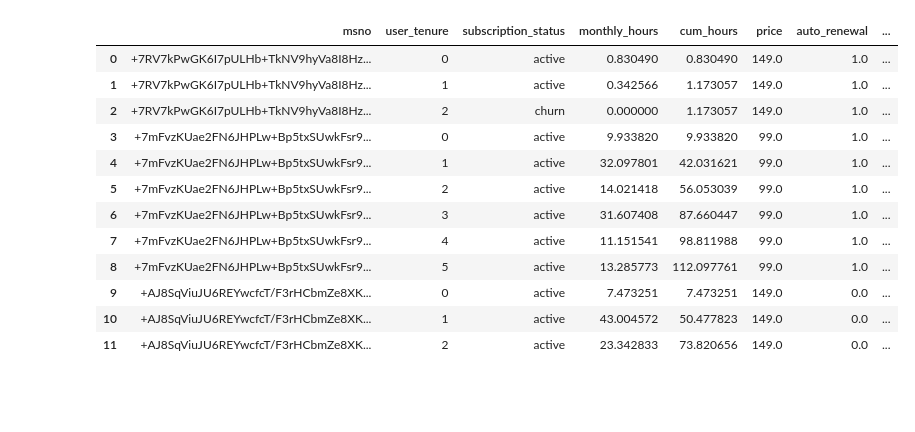
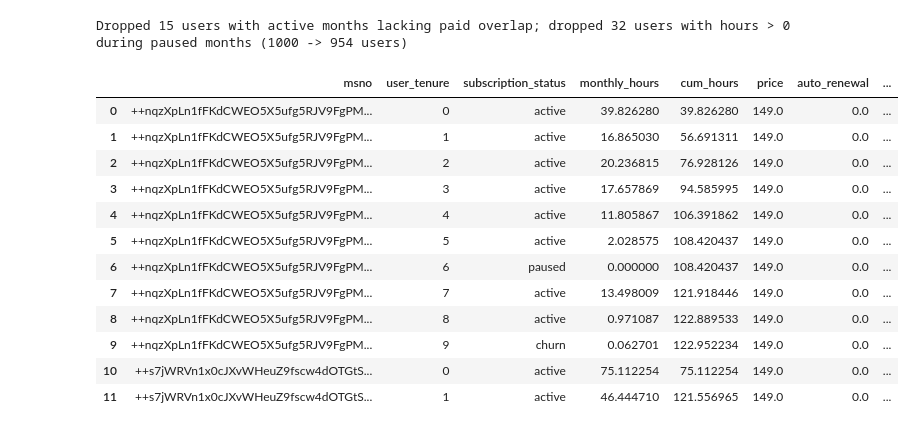
Before and after one commit to thom-li/gsbgen641code, a Jupyter notebook: project/data-cleaning.ipynb, the cells around one changed output. Cells and saved outputs as stored; diff of their text form; code cells hidden in the pictures; blank space fills up the shorter version.

```diff
--- a/project/data-cleaning.ipynb
+++ b/project/data-cleaning.ipynb
@@ -64,6 +63,7 @@ Merging user_log subsamples...
 SUBSAMPLE_DIR = Path("kkbox-subsample")
 OBS_END = pd.Timestamp("2017-02-28")
 RENEWAL_GRACE_DAYS = 30
+DAYS_PER_PERIOD = 30
 
 users = pd.read_csv(SUBSAMPLE_DIR / "sample_users.csv", dtype={"msno": str})
 transactions = pd.read_csv(SUBSAMPLE_DIR / "subsample/transactions_merged.csv", dtype={"msno": str})
@@ -75,5 +75,3 @@ transactions["expire_date"] = pd.to_datetime(
     transactions["membership_expire_date"].astype(int).astype(str), format="%Y%m%d"
 )
 logs["log_date"] = pd.to_datetime(logs["date"].astype(int).astype(str), format="%Y%m%d")
-
-users.head()
@@ -282,31 +284,64 @@ monthly_sub.head(10)
 # %%
 # --- build user-month panel (truncate at terminal churn) ---
 
 panel = monthly_status.merge(monthly_hours, on=["msno", "user_tenure"], how="left")
 panel = panel.merge(monthly_sub, on=["msno", "user_tenure"], how="left")
 
 panel = panel.sort_values(["msno", "user_tenure"])
 for col in ("price", "auto_renewal"):
     panel[col] = panel.groupby("msno")[col].ffill()
 
 panel["monthly_hours"] = panel["monthly_hours"].fillna(0.0)
 panel["cum_hours"] = panel.groupby("msno")["monthly_hours"].cumsum()
+# Capital at start of month t = cumulative hours through end of month t-1
+panel["lagged_cum_hours"] = panel.groupby("msno")["cum_hours"].shift(1).fillna(0.0)
+
+# Drop users with any active period that has no overlapping paid coverage
+paid_spells = transactions.loc[transactions["is_cancel"] == 0, ["msno", "txn_date", "expire_date"]].copy()
+active_rows = panel.loc[panel["subscription_status"] == "active", ["msno", "user_tenure"]]
+active_rows = active_rows.merge(users[["msno", "join_date"]], on="msno", how="left")
+
+def has_paid_overlap(row: pd.Series) -> bool:
+    period_start, period_end = tenure_period_bounds(row["join_date"], int(row["user_tenure"]))
+    spells = paid_spells.loc[paid_spells["msno"] == row["msno"]]
+    return ((spells["txn_date"] <= period_end) & (spells["expire_date"] >= period_start)).any()
+
+active_no_coverage = active_rows.loc[~active_rows.apply(has_paid_overlap, axis=1), "msno"].unique()
+
+# Drop users with listening during paused months (likely transaction/status mismatch)
+paused_with_hours = (
+    panel.loc[panel["subscription_status"] == "paused"]
+    .groupby("msno")["monthly_hours"]
+    .apply(lambda s: (s > 0).any())
+)
+paused_with_hours_msno = paused_with_hours[paused_with_hours].index
+
+drop_msno = pd.Index(active_no_coverage).union(paused_with_hours_msno)
+n_before = panel["msno"].nunique()
+panel = panel[~panel["msno"].isin(drop_msno)].copy()
+
+print(
+    f"Dropped {len(active_no_coverage)} users with active months lacking paid overlap; "
+    f"dropped {len(paused_with_hours_msno)} users with hours > 0 during paused months "
+    f"({n_before} -> {panel['msno'].nunique()} users)"
+)
 
 panel.head(12)
 # %% [output]
+Dropped 15 users with active months lacking paid overlap; dropped 32 users with hours > 0 during paused months (1000 -> 954 users)
 |  | msno | user_tenure | subscription_status | monthly_hours | cum_hours | price | auto_renewal | ... |
-| 0 | +7RV7kPwGK6I7pULHb+TkNV9hyVa8I8Hz... | 0 | active | 0.830490 | 0.830490 | 149.0 | 1.0 | ... |
-| 1 | +7RV7kPwGK6I7pULHb+TkNV9hyVa8I8Hz... | 1 | active | 0.342566 | 1.173057 | 149.0 | 1.0 | ... |
-| 2 | +7RV7kPwGK6I7pULHb+TkNV9hyVa8I8Hz... | 2 | churn | 0.000000 | 1.173057 | 149.0 | 1.0 | ... |
-| 3 | +7mFvzKUae2FN6JHPLw+Bp5txSUwkFsr9... | 0 | active | 9.933820 | 9.933820 | 99.0 | 1.0 | ... |
-| 4 | +7mFvzKUae2FN6JHPLw+Bp5txSUwkFsr9... | 1 | active | 32.097801 | 42.031621 | 99.0 | 1.0 | ... |
-| 5 | +7mFvzKUae2FN6JHPLw+Bp5txSUwkFsr9... | 2 | active | 14.021418 | 56.053039 | 99.0 | 1.0 | ... |
-| 6 | +7mFvzKUae2FN6JHPLw+Bp5txSUwkFsr9... | 3 | active | 31.607408 | 87.660447 | 99.0 | 1.0 | ... |
-| 7 | +7mFvzKUae2FN6JHPLw+Bp5txSUwkFsr9... | 4 | active | 11.151541 | 98.811988 | 99.0 | 1.0 | ... |
-| 8 | +7mFvzKUae2FN6JHPLw+Bp5txSUwkFsr9... | 5 | active | 13.285773 | 112.097761 | 99.0 | 1.0 | ... |
-| 9 | +AJ8SqViuJU6REYwcfcT/F3rHCbmZe8XK... | 0 | active | 7.473251 | 7.473251 | 149.0 | 0.0 | ... |
-| 10 | +AJ8SqViuJU6REYwcfcT/F3rHCbmZe8XK... | 1 | active | 43.004572 | 50.477823 | 149.0 | 0.0 | ... |
-| 11 | +AJ8SqViuJU6REYwcfcT/F3rHCbmZe8XK... | 2 | active | 23.342833 | 73.820656 | 149.0 | 0.0 | ... |
+| 0 | ++nqzXpLn1fFKdCWEO5X5ufg5RJV9FgPM... | 0 | active | 39.826280 | 39.826280 | 149.0 | 0.0 | ... |
+| 1 | ++nqzXpLn1fFKdCWEO5X5ufg5RJV9FgPM... | 1 | active | 16.865030 | 56.691311 | 149.0 | 0.0 | ... |
+| 2 | ++nqzXpLn1fFKdCWEO5X5ufg5RJV9FgPM... | 2 | active | 20.236815 | 76.928126 | 149.0 | 0.0 | ... |
+| 3 | ++nqzXpLn1fFKdCWEO5X5ufg5RJV9FgPM... | 3 | active | 17.657869 | 94.585995 | 149.0 | 0.0 | ... |
+| 4 | ++nqzXpLn1fFKdCWEO5X5ufg5RJV9FgPM... | 4 | active | 11.805867 | 106.391862 | 149.0 | 0.0 | ... |
+| 5 | ++nqzXpLn1fFKdCWEO5X5ufg5RJV9FgPM... | 5 | active | 2.028575 | 108.420437 | 149.0 | 0.0 | ... |
+| 6 | ++nqzXpLn1fFKdCWEO5X5ufg5RJV9FgPM... | 6 | paused | 0.000000 | 108.420437 | 149.0 | 0.0 | ... |
+| 7 | ++nqzXpLn1fFKdCWEO5X5ufg5RJV9FgPM... | 7 | active | 13.498009 | 121.918446 | 149.0 | 0.0 | ... |
+| 8 | ++nqzXpLn1fFKdCWEO5X5ufg5RJV9FgPM... | 8 | active | 0.971087 | 122.889533 | 149.0 | 0.0 | ... |
+| 9 | ++nqzXpLn1fFKdCWEO5X5ufg5RJV9FgPM... | 9 | churn | 0.062701 | 122.952234 | 149.0 | 0.0 | ... |
+| 10 | ++s7jWRVn1x0cJXvWHeuZ9fscw4dOTGtS... | 0 | active | 75.112254 | 75.112254 | 149.0 | 0.0 | ... |
+| 11 | ++s7jWRVn1x0cJXvWHeuZ9fscw4dOTGtS... | 1 | active | 46.444710 | 121.556965 | 149.0 | 0.0 | ... |
 # %%
 # --- summary and save ---
 
```
Also changed, not shown: parts of 9 cells of this notebook, 8 other files.
